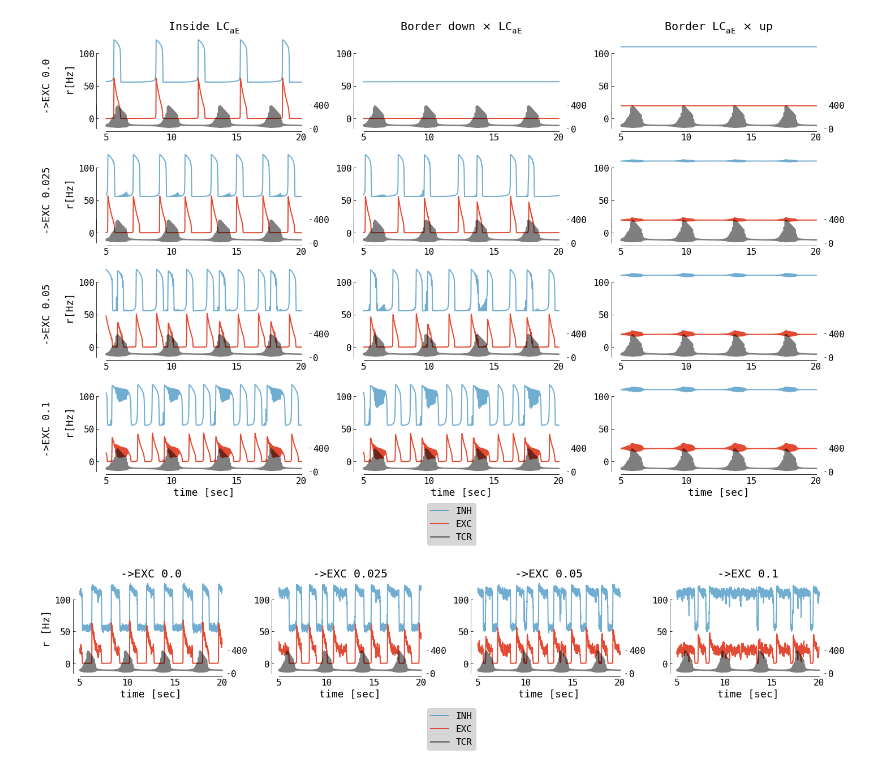
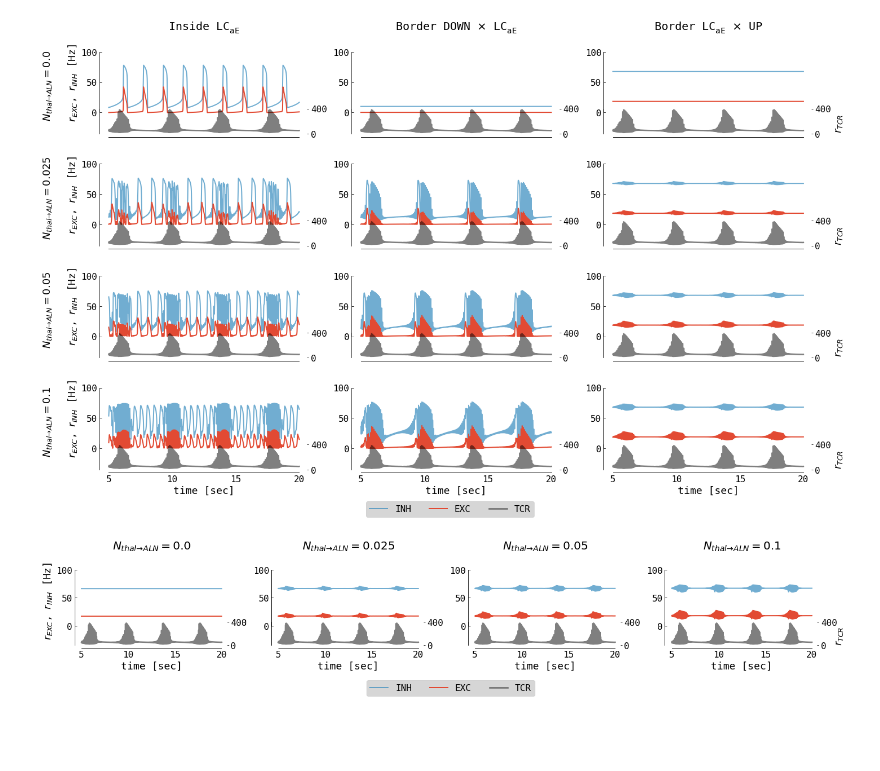
Before and after one commit to jajcayn/thalamocortical_model_study, a Jupyter notebook: fig7 - aln_recieves_spindle.ipynb, the cells around one changed output. Saved outputs shown, nothing was run; the diff lists cells and outputs as text; code cells hidden in the pictures; blank space fills up the shorter version.

Commit message:
edit figures: KO and CC comments and minor neurolib changes

```diff
--- a/fig7 - aln_recieves_spindle.ipynb
+++ b/fig7 - aln_recieves_spindle.ipynb
@@ -43,7 +43,7 @@ def simulate(
         )
     )
     model.params["*g_LK"] = glk
-    model.params["1ALNThlmNet.ALNNode_0.ALNMassEXC_0.a"] = a
+    model.params["ALNThlmNet.ALNNode_0.ALNMassEXC_0.a"] = a
     model.params["*b"] = b
     model.params["*tauA"] = tauA
     model.params["*EXC*mu"] = ou_exc
@@ -68,24 +68,27 @@ def simulate(
     results_df.index.name = "time"
     return results_df
 # %%
-def plot_single(df, ax):
+def plot_single(df, ax, ax2legend=False):
     (l1,) = ax.plot(df.index, df["ALN-INH"], color="C1", alpha=0.7)
     (l2,) = ax.plot(df.index, df["ALN-EXC"], color="C0")
-    ax.set_ylim([-20, 130])
+    ax.set_ylim([-40, 130])
     sns.despine(trim=True, ax=ax)
     ax2 = ax.twinx()
     (l3,) = ax2.plot(df.index, df["TCR"], color="k", linewidth=2.5, alpha=0.5)
     ax2.set_ylim([-50, 1600.0])
     ax2.set_yticks([0.0, 400.0])
+    if ax2legend:
+        ax2.set_ylabel("$r_{TCR}$")
+        ax2.yaxis.set_label_coords(1.1, 0.13)
     sns.despine(trim=True, ax=ax2)
     return l1, l2, l3
 # %%
 conns = [0.0, 0.025, 0.05, 0.1]
 
 params = [
-    (3.2, 3.5, "Inside $\mathregular{{LC_{{aE}}}}$"),
-    (3.07, 3.5, r"Border down $\times$ $\mathregular{{LC_{{aE}}}}$"),
-    (3.65, 3.5, r"Border $\mathregular{{LC_{{aE}}}}$ $\times$ up"),
+    (2.8, 2.0, "Inside $\mathregular{{LC_{{aE}}}}$"),
+    (2.33, 2.0, r"Border DOWN $\times$ $\mathregular{{LC_{{aE}}}}$"),
+    (3.5, 2.0, r"Border $\mathregular{{LC_{{aE}}}}$ $\times$ UP"),
 ]
 
 # noise-less
@@ -93,6 +96,7 @@ noise = 0.0
 fig, axs = plt.subplots(
     nrows=len(conns),
     ncols=len(params),
+    sharex=True,
     figsize=(20, 3 * len(conns)),
     squeeze=False,
 )
@@ -102,36 +106,39 @@ for j, (exc_inp, inh_inp, plot_name) in enumerate(params):
         df = simulate(
             conn=conn,
             ou_exc=exc_inp,
             ou_inh=inh_inp,
             ou_sigma=noise,
             tauA=1000.0,
             glk=0.031,
             a=0.0,
             b=15.0,
         )
-        l1, l2, l3 = plot_single(df.loc[5:20], ax=ax)
+        l1, l2, l3 = plot_single(df.loc[5:20], ax=ax, ax2legend=(j == len(params) - 1))
         if i == (len(conns) - 1):
             ax.set_xlabel("time [sec]")
         if j == 0:
-            ax.set_ylabel(f"->EXC {conn} \n\n r[Hz]")
+            ax.set_ylabel(
+                r"$N_{thal\to ALN}" f"={conn}$ \n\n $r_{{EXC}}$, $r_{{INH}}$ [Hz]"
+            )
     axs[0, j].set_title(plot_name)
 
 plt.tight_layout()
 fig.legend(
     (l1, l2, l3),
     ("INH", "EXC", "TCR"),
     loc="upper center",
+    ncol=3,
     bbox_to_anchor=(0.51, 0.01),
     bbox_transform=fig.transFigure,
 )
 # to PDF due transparency
 plt.savefig(
     f"../figs/aln_rec_spindle_{noise}.pdf",
     transparent=True,
     bbox_inches="tight",
 )
 # %% [output]
-[figure, old version]
+[figure, new version]
 # %%
 # with noise: only right border is interesting
 
@@ -144,7 +151,7 @@ fig, axs = plt.subplots(
 )
 
 params = [
-    (3.65, 3.5, r"Border $\mathregular{{LC_{{aE}}}}$ $\times$ up"),
+    (3.4, 2.0, r"Border $\mathregular{{LC_{{aE}}}}$ $\times$ UP"),
 ]
 
 for i, (exc_inp, inh_inp, plot_name) in enumerate(params):
@@ -160,18 +167,18 @@ for i, (exc_inp, inh_inp, plot_name) in enumerate(params):
             a=0.0,
             b=15.0,
         )
-        l1, l2, l3 = plot_single(df.loc[5:20], ax=ax)
+        l1, l2, l3 = plot_single(df.loc[5:20], ax=ax, ax2legend=(j == len(conns) - 1))
         ax.set_xlabel("time [sec]")
-        ax.set_title(f"->EXC {conn}")
+        ax.set_title(r"$N_{thal\to ALN}" + f"={conn}$")
         if j == 0:
-            ax.set_ylabel("r [Hz]")
-    # axs[0, j].set_title(plot_name)
+            ax.set_ylabel("$r_{EXC}$, $r_{INH}$ [Hz]")
 
 plt.tight_layout()
 fig.legend(
     (l1, l2, l3),
     ("INH", "EXC", "TCR"),
     loc="upper center",
+    ncol=3,
     bbox_to_anchor=(0.51, 0.01),
     bbox_transform=fig.transFigure,
 )
@@ -182,4 +189,4 @@ plt.savefig(
     bbox_inches="tight",
 )
 # %% [output]
-[figure, old version]
+[figure, new version]
```
Also changed, not shown: 7 other files.
